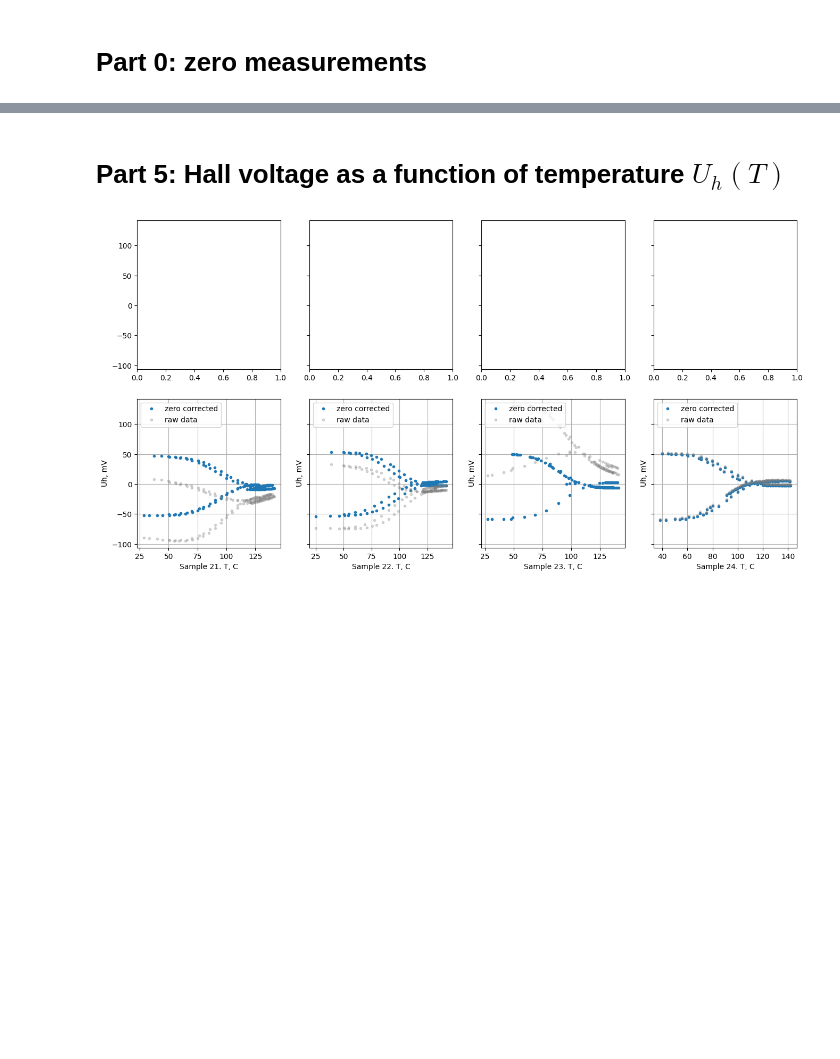
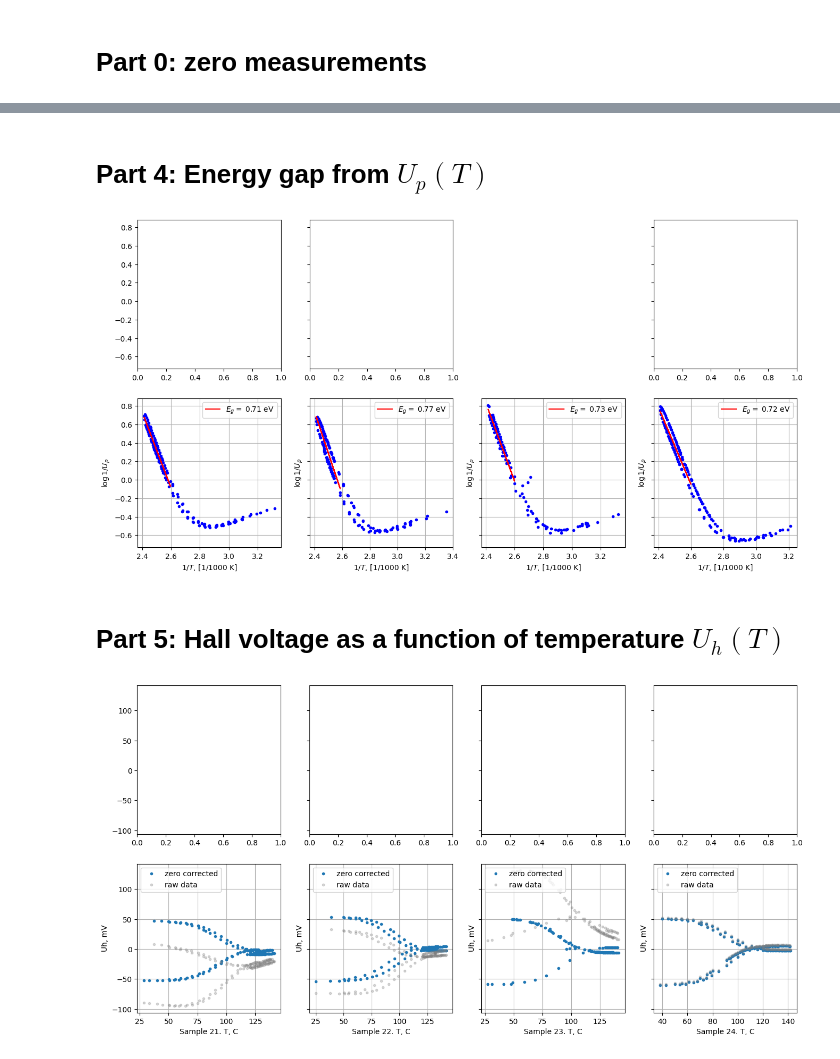
Before and after one commit to evgeny-kolonsky/Lab4, a Jupyter notebook: Hall/hot/Hall_hot.ipynb, the cells around one changed output, grey strips where cells are left out. Saved outputs shown, nothing was run; the diff lists cells and outputs as text; code cells hidden in the pictures; blank space fills up the shorter version.

Commit message:
v.0.1.5 Energy gap

```diff
--- a/Hall/hot/Hall_hot.ipynb
+++ b/Hall/hot/Hall_hot.ipynb
@@ -19,6 +19,9 @@ import requests
 d = 1e-3 # thikness, m
 L = 16e-3 # length between ohmic contacts, m
 W = 10e-3 # width, m
+
+# Boltzmann constant
+k = 8.625e-5 # eV/K
 # %% [markdown]
 # Part 0: zero measurements
 # %%
@@ -64,3 +53,48 @@ for name in names:
+# %% [markdown]
+# Part 4: Energy gap from $U_p(T)$
+# %%
+URL = 'https://raw.githubusercontent.com/evgeny-kolonsky/Lab4/refs/heads/main/Hall/hot/'
+names = [21, 22, 23, 24]
+
+fig, ax = plt.subplots(2, 4, figsize=(16, 8), sharey=True)
+
+for name in names:
+  url = URL + f'zero{name}.txt'
+  response = requests.get(url).text
+  Ip, T, Uh, Up = np.loadtxt(response.splitlines()).T
+  fit = linregress(Up, Uh)
+  beta, U0 = fit.slope, fit.intercept
+
+  url = URL + f'{name}.txt'
+  response = requests.get(url).text
+  T, Uh_, Up = np.loadtxt(response.splitlines()).T
+  Uh = Uh_ - beta*Up - U0
+
+  T += 273.15 # C to K
+  Up *= 1e-3 # mV to V
+  Uh *= 1e-3 # mV to V
+  # correction
+  first_digit  = name % 10
+  second_digit = name // 10
+  axx = ax[second_digit-1, first_digit-1]
+
+  x = 1 / T
+  y = np.log(1/ Up)
+  mask = (x * 1000 < 2.6)
+  fit = linregress(x[mask], y[mask])
+  y_predicted = fit.intercept + fit.slope * x[mask]
+  b = fit.slope
+  Eg = -b * 2 * k
+  axx.set_xlabel(r'$1/T$, [1/1000 K]')
+  axx.set_ylabel(r'$\log 1/U_p$')
+  axx.plot(x *1000, y, '.', color='blue')
+  axx.plot(x[mask] * 1000, y_predicted, color='red', label=fr'$E_g=$ {Eg:.2f} eV')
+  axx.legend()
+  axx.grid()
+#ax[0,0].remove()
+ax[0,2].remove()
+# %% [output]
+[figure, added]
 # %% [markdown]
 # Part 5: Hall voltage as a function of temperature $U_h(T)$
 # %%
```
Also changed, not shown: parts of 2 cells of this notebook.
